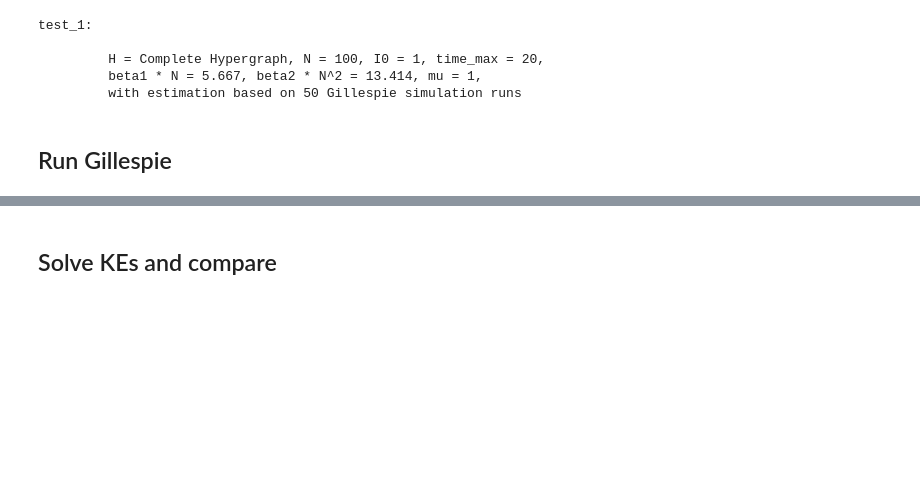
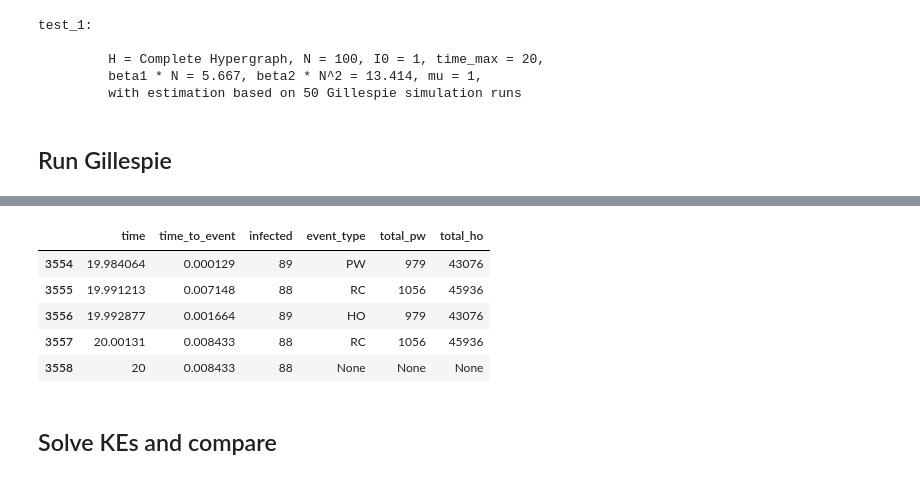
Before and after one commit to markolalovic/higher-order-contagion, a Jupyter notebook: notebooks/estimate-rates.ipynb, the cells around one changed output, grey strips where cells are left out. Drawn from its saved outputs; the diff is of its cells as text; code cells hidden in the pictures; blank space fills up the shorter version.

```diff
--- a/notebooks/estimate-rates.ipynb
+++ b/notebooks/estimate-rates.ipynb
@@ -123,3 +130,12 @@ exited while loop: time=0.12475779746114825, time_to_event=0.062378898730574124
+# %%
+df.tail()
+# %% [output]
+|  | time | time_to_event | infected | event_type | total_pw | total_ho |
+| 3554 | 19.984064 | 0.000129 | 89 | PW | 979 | 43076 |
+| 3555 | 19.991213 | 0.007148 | 88 | RC | 1056 | 45936 |
+| 3556 | 19.992877 | 0.001664 | 89 | HO | 979 | 43076 |
+| 3557 | 20.00131 | 0.008433 | 88 | RC | 1056 | 45936 |
+| 3558 | 20 | 0.008433 | 88 | None | None | None |
 # %% [markdown]
 ## Solve KEs and compare
 # %%
```
Also changed, not shown: parts of 7 cells of this notebook, 7 other files.
